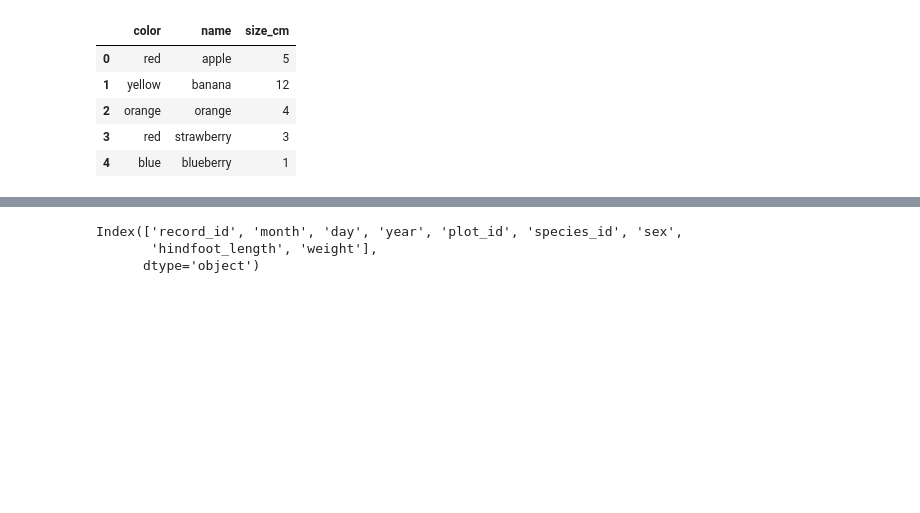
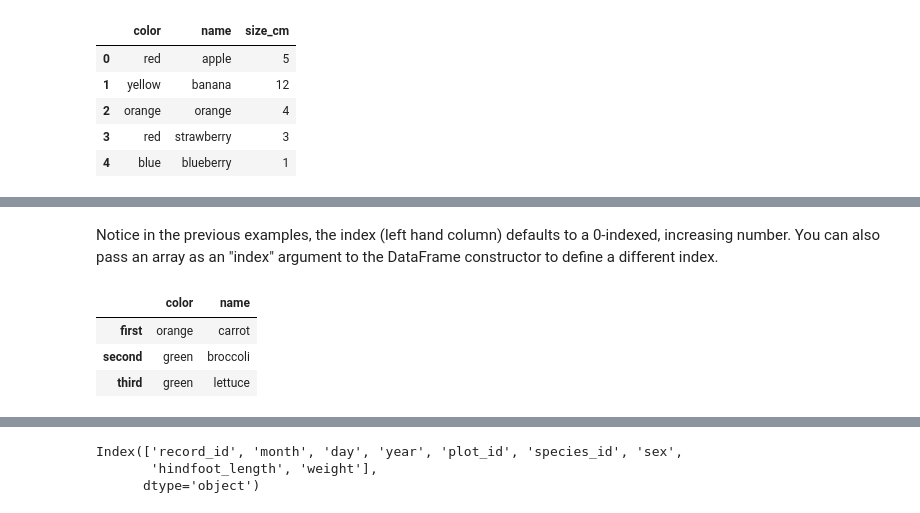
Before and after one commit to NCSU-Libraries/pandas-code4lib-2017, a Jupyter notebook: notebooks/workshop_1.ipynb, the cells around one changed output, grey strips where cells are left out. Cells and saved outputs as stored; diff of their text form; code cells hidden in the pictures; blank space fills up the shorter version.

```diff
--- a/notebooks/workshop_1.ipynb
+++ b/notebooks/workshop_1.ipynb
@@ -135,0 +83,11 @@ The data that we loaded in earlier to the variable "survey_dataframe" was stored
+# %% [markdown]
+Notice in the previous examples, the index (left hand column) defaults to a 0-indexed, increasing number. You can also pass an array as an "index" argument to the DataFrame constructor to define a different index.
+# %%
+pd.DataFrame({'name': ['carrot', 'broccoli', 'lettuce'],
+              'color': ['orange', 'green', 'green']},
+             index=['first', 'second', 'third'])
+# %% [output]
+|  | color | name |
+| first | orange | carrot |
+| second | green | broccoli |
+| third | green | lettuce |
```
Also changed, not shown: parts of 28 cells of this notebook.
